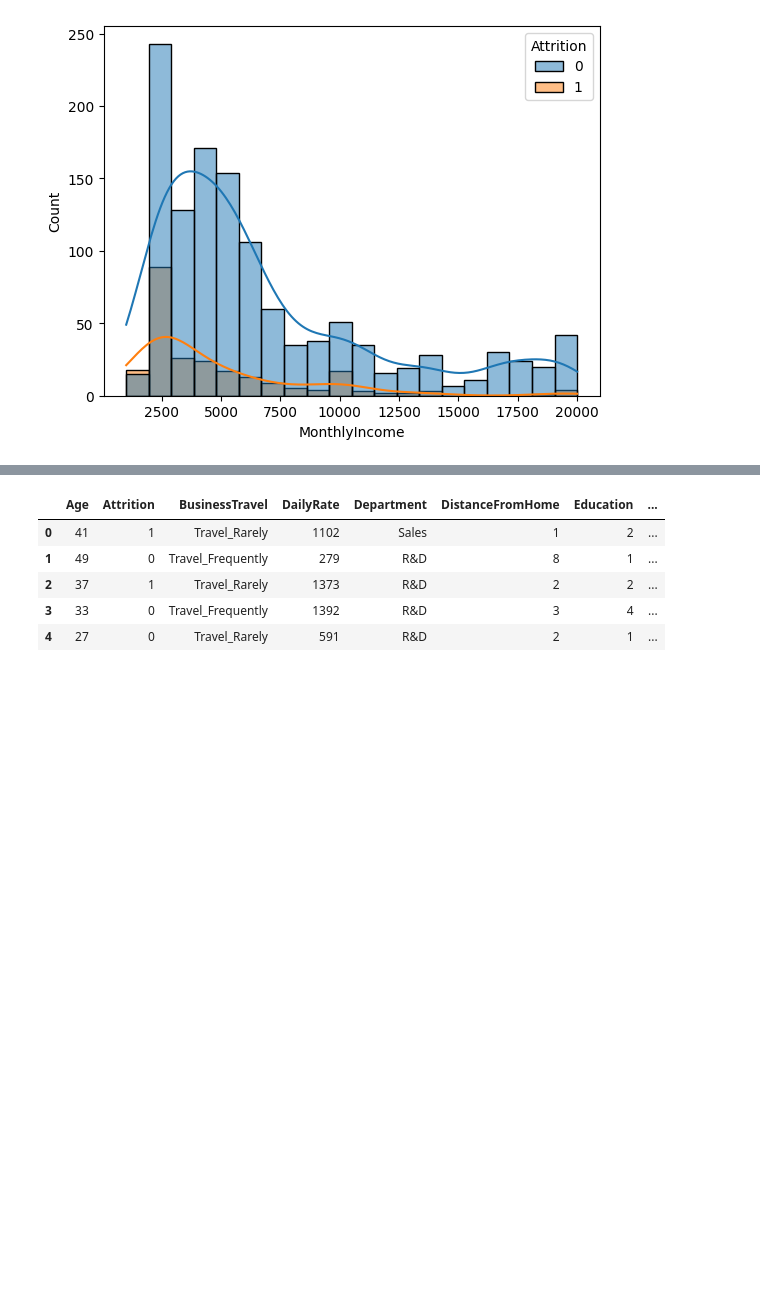
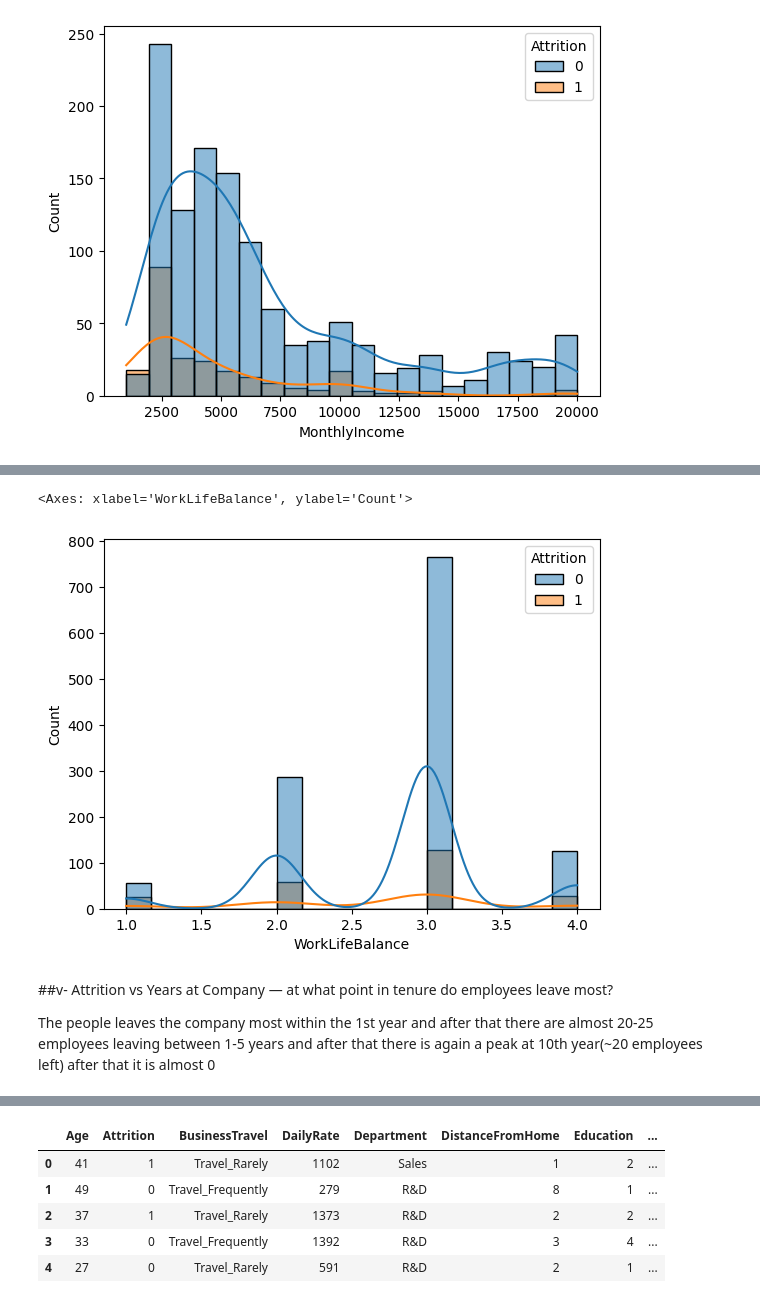
Before and after one commit to Optimus0205/Employee-Attrition, a Jupyter notebook: Project_2_Employee_Attrition_Prediction.ipynb, the cells around one changed output, grey strips where cells are left out. Saved outputs shown, nothing was run; the diff lists cells and outputs as text; code cells hidden in the pictures; blank space fills up the shorter version.

```diff
--- a/Project_2_Employee_Attrition_Prediction.ipynb
+++ b/Project_2_Employee_Attrition_Prediction.ipynb
@@ -332,0 +389,9 @@ sns.histplot(data=df, x='MonthlyIncome', hue='Attrition', kde=True)
+# %%
+sns.histplot(data=df, x='WorkLifeBalance', hue='Attrition', kde=True)
+# %% [output]
+<Axes: xlabel='WorkLifeBalance', ylabel='Count'>
+[figure, added]
+# %% [markdown]
+##v- Attrition vs Years at Company — at what point in tenure do employees leave most?
+
+The people leaves the company most within the 1st year and after that there are almost  20-25 employees leaving between 1-5 years and after that there is again a peak at 10th year(~20 employees left) after that it is almost 0
```
Also changed, not shown: parts of 84 cells of this notebook.
